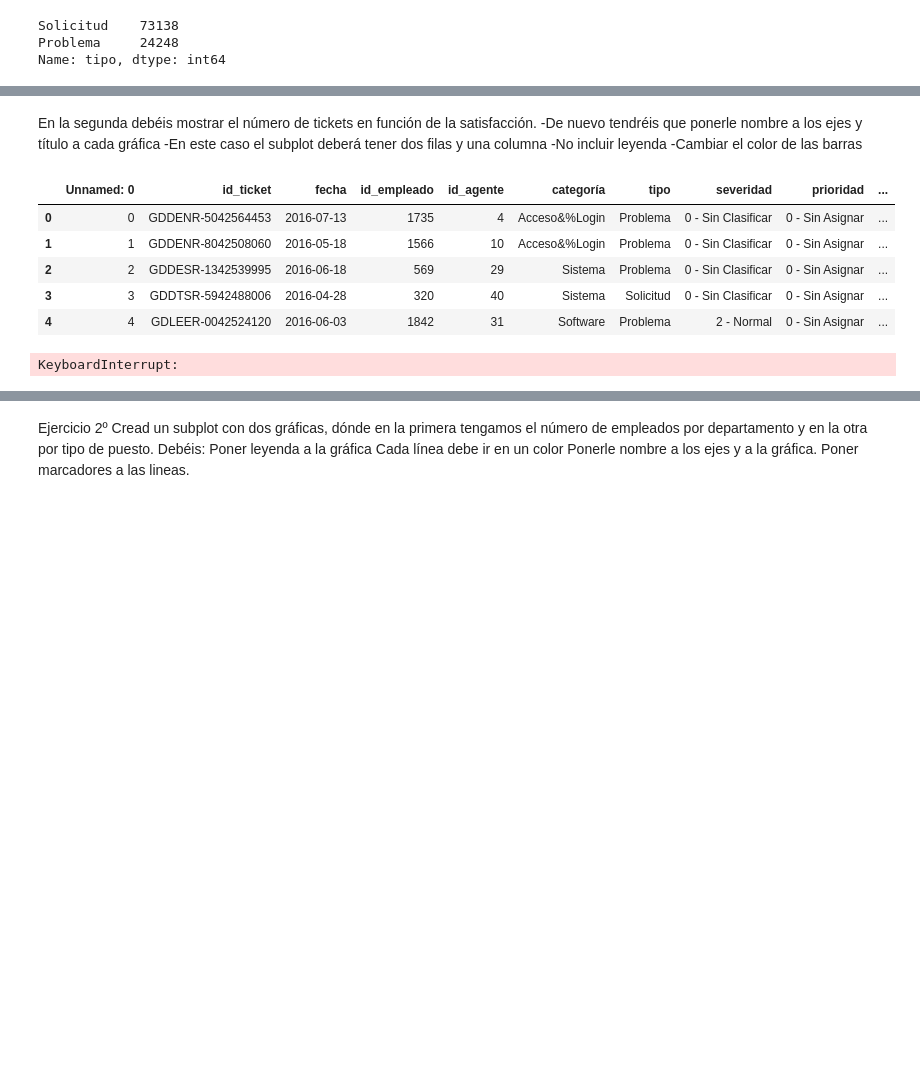
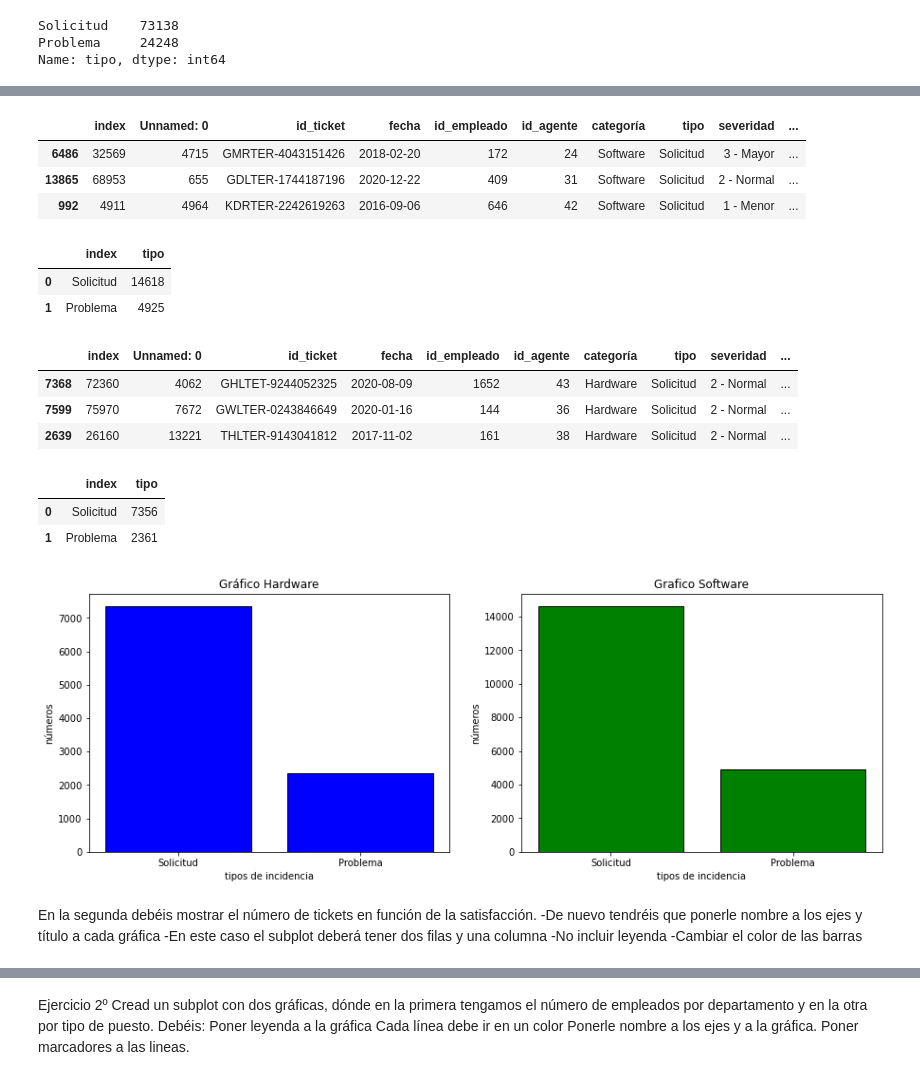
Before and after one commit to PalomaDA/DA-promod-modulo2-sprint1-Jacqueline-Paloma, a Jupyter notebook: visualización-2.ipynb, the cells around one changed output, grey strips where cells are left out. Cells and saved outputs as stored; diff of their text form; code cells hidden in the pictures; blank space fills up the shorter version.

```diff
--- a/visualización-2.ipynb
+++ b/visualización-2.ipynb
@@ -60,21 +50,50 @@ AttributeError: 'AxesSubplot' object has no attribute 'h'
+# %%
+
+df_Software = df_ht[df_ht["categoría"]== "Software"].reset_index()
+df_Software.sample(3)
+# %% [output]
+|  | index | Unnamed: 0 | id_ticket | fecha | id_empleado | id_agente | categoría | tipo | severidad | ... |
+| 6486 | 32569 | 4715 | GMRTER-4043151426 | 2018-02-20 | 172 | 24 | Software | Solicitud | 3 - Mayor | ... |
+| 13865 | 68953 | 655 | GDLTER-1744187196 | 2020-12-22 | 409 | 31 | Software | Solicitud | 2 - Normal | ... |
+| 992 | 4911 | 4964 | KDRTER-2242619263 | 2016-09-06 | 646 | 42 | Software | Solicitud | 1 - Menor | ... |
+# %%
+sof_tipo = df_Software["tipo"].value_counts().reset_index()
+sof_tipo
+# %% [output]
+|  | index | tipo |
+| 0 | Solicitud | 14618 |
+| 1 | Problema | 4925 |
+# %%
+df_Hardware = df_ht[df_ht["categoría"]== "Hardware"].reset_index()
+df_Hardware.sample(3)
+# %% [output]
+|  | index | Unnamed: 0 | id_ticket | fecha | id_empleado | id_agente | categoría | tipo | severidad | ... |
+| 7368 | 72360 | 4062 | GHLTET-9244052325 | 2020-08-09 | 1652 | 43 | Hardware | Solicitud | 2 - Normal | ... |
+| 7599 | 75970 | 7672 | GWLTER-0243846649 | 2020-01-16 | 144 | 36 | Hardware | Solicitud | 2 - Normal | ... |
+| 2639 | 26160 | 13221 | THLTER-9143041812 | 2017-11-02 | 161 | 38 | Hardware | Solicitud | 2 - Normal | ... |
+# %%
+hd_tipo = df_Hardware["tipo"].value_counts().reset_index()
+hd_tipo
+# %% [output]
+|  | index | tipo |
+| 0 | Solicitud | 7356 |
+| 1 | Problema | 2361 |
+# %%
+fig, ax = plt.subplots(1,2, figsize = (15,5))
+ax[0].bar(hd_tipo["index"],hd_tipo["tipo"], color ="blue", edgecolor = "black")
+ax[1].bar(sof_tipo["index"],sof_tipo["tipo"], color = "green", edgecolor = "black")
+ax[0].set_title("Gráfico Hardware")
+ax[1]. set_title("Grafico Software")
+ax[0].set_xlabel("tipos de incidencia")
+ax[1].set_ylabel("números")
+ax[0].set_ylabel("números")
+ax[1].set_xlabel("tipos de incidencia")
+plt.show()
+# %% [output]
+[figure, added]
 # %% [markdown]
 En la segunda debéis mostrar el número de tickets en función de la satisfacción.
 -De nuevo tendréis que ponerle nombre a los ejes y título a cada gráfica
 -En este caso el subplot deberá tener dos filas y una columna
 -No incluir leyenda
 -Cambiar el color de las barras
-# %%
-df_ht.head(5)
-# %% [output]
-|  | Unnamed: 0 | id_ticket | fecha | id_empleado | id_agente | categoría | tipo | severidad | prioridad | ... |
-| 0 | 0 | GDDENR-5042564453 | 2016-07-13 | 1735 | 4 | Acceso&%Login | Problema | 0 - Sin Clasificar | 0 - Sin Asignar | ... |
-| 1 | 1 | GDDENR-8042508060 | 2016-05-18 | 1566 | 10 | Acceso&%Login | Problema | 0 - Sin Clasificar | 0 - Sin Asignar | ... |
-| 2 | 2 | GDDESR-1342539995 | 2016-06-18 | 569 | 29 | Sistema | Problema | 0 - Sin Clasificar | 0 - Sin Asignar | ... |
-| 3 | 3 | GDDTSR-5942488006 | 2016-04-28 | 320 | 40 | Sistema | Solicitud | 0 - Sin Clasificar | 0 - Sin Asignar | ... |
-| 4 | 4 | GDLEER-0042524120 | 2016-06-03 | 1842 | 31 | Software | Problema | 2 - Normal | 0 - Sin Asignar | ... |
-# %%
-plt.figure()
-plt.bar(df_ht["satisfacción"],df_ht["id_ticket"].count())
-plt.show()
-# %% [output]
-KeyboardInterrupt:
```
Also changed, not shown: parts of 9 cells of this notebook.
